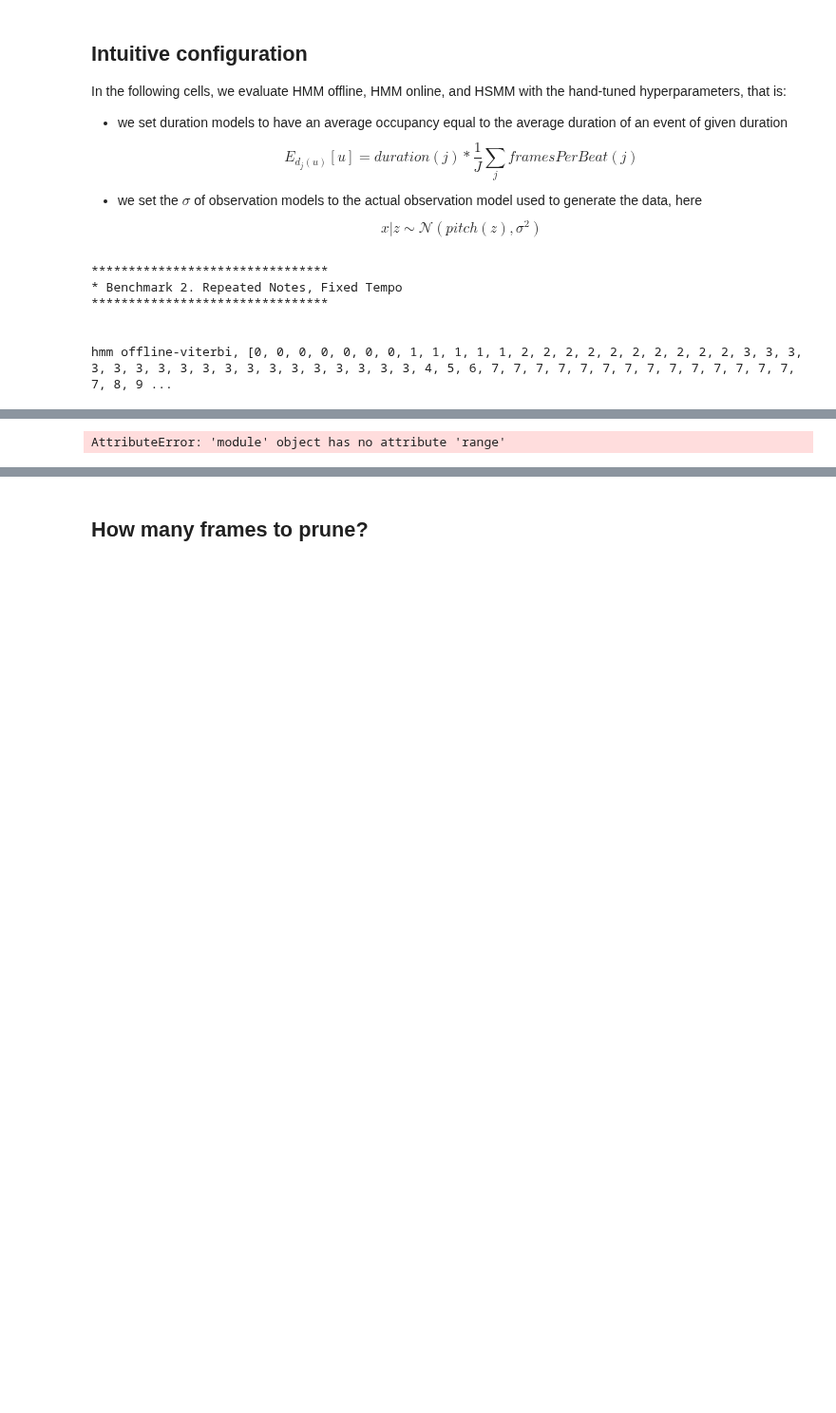
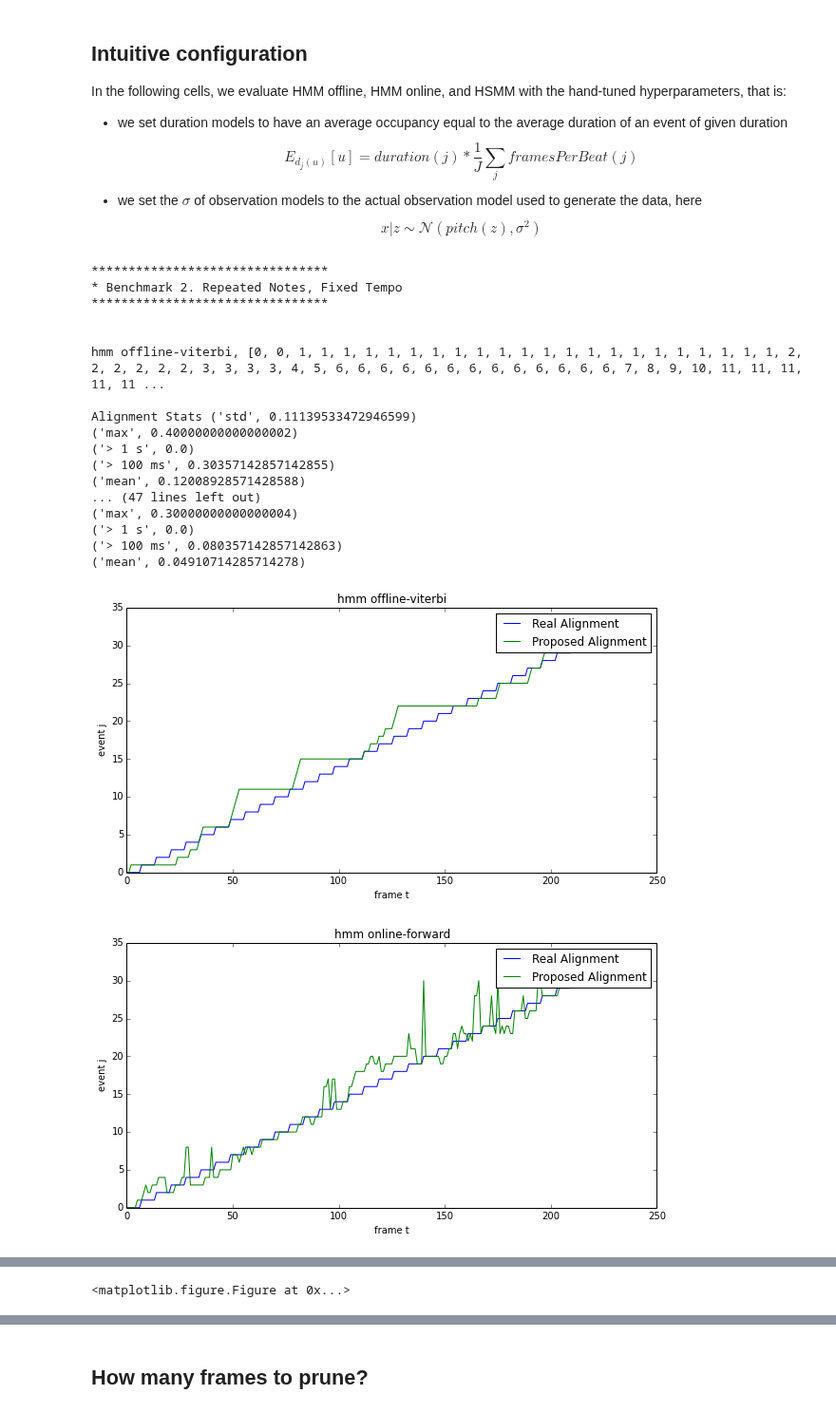
Before and after one commit to gabrielhuang/tmalign, a Jupyter notebook: tmalign.ipynb, the cells around one changed output, grey strips where cells are left out. Shown at 95% size. Saved outputs shown, nothing was run; the diff lists cells and outputs as text; code cells hidden in the pictures; blank space fills up the shorter version.

```diff
--- a/tmalign.ipynb
+++ b/tmalign.ipynb
@@ -518,35 +269,48 @@ print '*'*32
 predicted_zs = {}
 
 # Observation Model
 std = 2.
-obs_model = [UnimodalGaussian(pitch, std) for pitch, __ in benchmark.events]
+obs_model = [model.UnimodalGaussian(pitch, std) for pitch, __ in benchmark.events]
 
 # Fixed tempo - Duration models will be based on this
 fixed_frames_per_beat = np.mean(benchmark.frames_per_beat())
 
 # Duration Model (for HSMM)
 #dur_model = [GeometricDM(mean=duration*benchmark.frames_per_beat()) for __, duration in benchmark.events]
-dur_model = [PoissonDM(mean=duration*fixed_frames_per_beat) for __, duration in benchmark.events]
+dur_model = [model.PoissonDM(mean=duration*fixed_frames_per_beat) for __, duration in benchmark.events]
 
-linear_hmm = LinearHMM(benchmark.events, obs_model, fixed_frames_per_beat)
+linear_hmm = model.HMM(benchmark.events, obs_model, fixed_frames_per_beat)
 predicted_zs['hmm offline-viterbi'] = linear_hmm.decode(benchmark.x, mode='offline-viterbi')
 predicted_zs['hmm online-viterbi'] = linear_hmm.decode(benchmark.x, mode='online-viterbi')
 predicted_zs['hmm online-forward'] = linear_hmm.decode(benchmark.x, mode='online-forward')
 
-linear_hsmm = LinearHSMM(benchmark.events, obs_model, dur_model)
+linear_hsmm = model.HSMM(benchmark.events, obs_model, dur_model)
 predicted_zs['hsmm'] = linear_hsmm.decode(benchmark.x, max_duration=30)
 
 for model_name, predicted_z in predicted_zs.iteritems():
     print '\n\n{}, {}\n'.format(model_name, predicted_z)
     plot_aligns(predicted_z, benchmark.z)
     plt.title(model_name)
     print 'Alignment Stats', '\n'.join(map(str,
         evaluate(predicted_z, benchmark.z, benchmark.frame_sec).items()))
     plt.figure()
 # %% [output]
 ********************************
 * Benchmark 2. Repeated Notes, Fixed Tempo
 ********************************
 
 
-hmm offline-viterbi, [0, 0, 0, 0, 0, 0, 0, 1, 1, 1, 1, 1, 2, 2, 2, 2, 2, 2, 2, 2, 2, 2, 3, 3, 3, 3, 3, 3, 3, 3, 3, 3, 3, 3, 3, 3, 3, 3, 3, 3, 4, 5, 6, 7, 7, 7, 7, 7, 7, 7, 7, 7, 7, 7, 7, 7, 7, 7, 8, 9 ...
+hmm offline-viterbi, [0, 0, 1, 1, 1, 1, 1, 1, 1, 1, 1, 1, 1, 1, 1, 1, 1, 1, 1, 1, 1, 1, 1, 1, 2, 2, 2, 2, 2, 2, 3, 3, 3, 3, 4, 5, 6, 6, 6, 6, 6, 6, 6, 6, 6, 6, 6, 6, 6, 7, 8, 9, 10, 11, 11, 11, 11, 11 ...
+
+Alignment Stats ('std', 0.11139533472946599)
+('max', 0.40000000000000002)
+('> 1 s', 0.0)
+('> 100 ms', 0.30357142857142855)
+('mean', 0.12008928571428588)
+... (47 lines left out)
+('max', 0.30000000000000004)
+('> 1 s', 0.0)
+('> 100 ms', 0.080357142857142863)
+('mean', 0.04910714285714278)
+[figure, added]
+[figure, added]
@@ -553,4 +319,4 @@ hmm offline-viterbi, [0, 0, 0, 0, 0, 0, 0, 1, 1, 1, 1, 1, 2, 2, 2, 2, 2, 2, 2, 2
-AttributeError: 'module' object has no attribute 'range'
+<matplotlib.figure.Figure at 0x...>
 # %% [markdown]
 Observations
 ----
```
Also changed, not shown: parts of 15 cells of this notebook, 1 other file.
